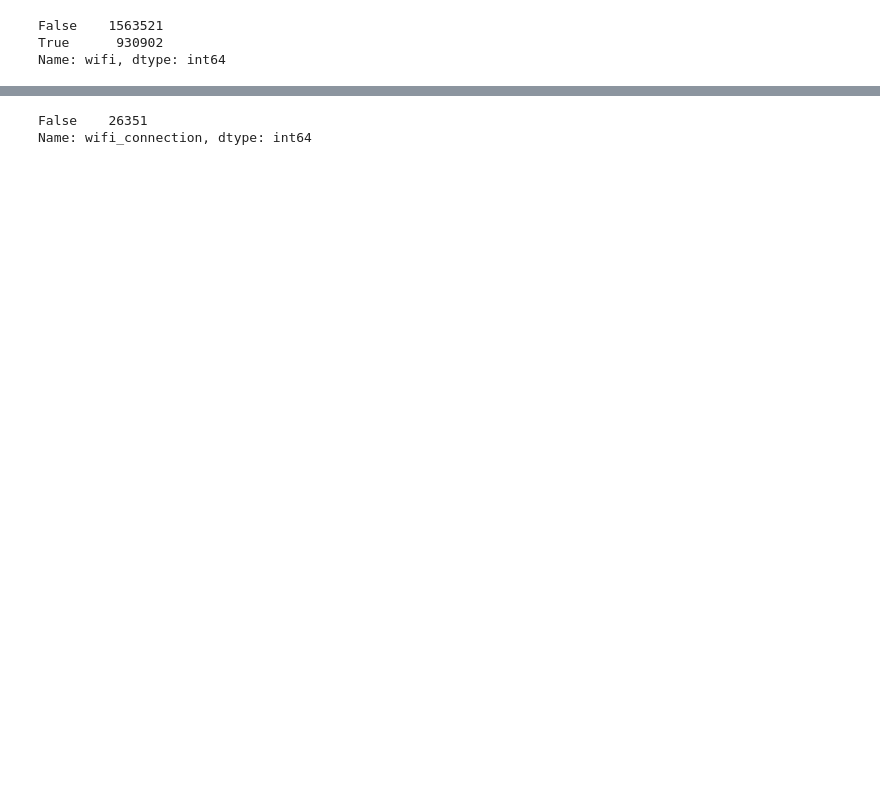
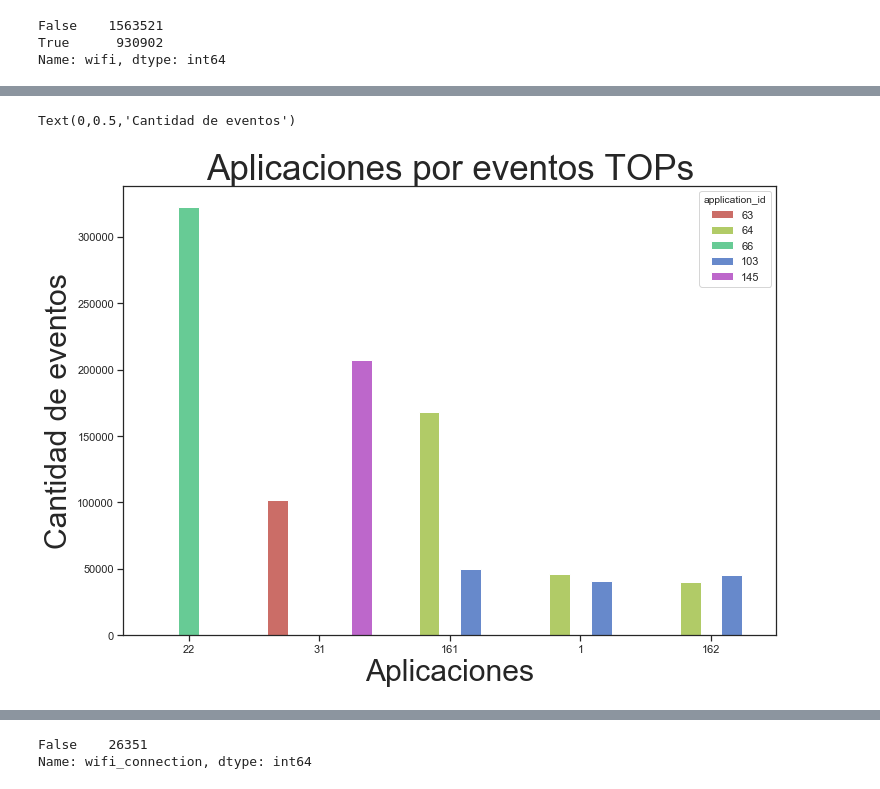
Before and after one commit to asilvestri2020/7506_1C2019, a Jupyter notebook: TP1/TP1_Pruebas_Andres.ipynb, the cells around one changed output, grey strips where cells are left out. Drawn from its saved outputs; the diff is of its cells as text; code cells hidden in the pictures; blank space fills up the shorter version.

```diff
--- a/TP1/TP1_Pruebas_Andres.ipynb
+++ b/TP1/TP1_Pruebas_Andres.ipynb
@@ -113,0 +104,29 @@ Name: wifi, dtype: int64
+# %%
+#66     325696
+#64     259084
+#145    252431
+#63     181555
+#103    137513
+eventos_relevantes = list([66,64,145,63,103])
+events_max5 = events[events['application_id'].isin(eventos_relevantes)]
+events_max5['application_id'].value_counts()
+events_max5['event_id'].value_counts()
+#22     322334
+#31     309187
+#161    217846
+#1       86749
+#162     84898
+eventosid_relevantes = list([22,31,161,1,162])
+events_max5 = events_max5[events_max5['event_id'].isin(eventosid_relevantes)]
+events_max5['event_id'].value_counts()
+# Tamaño para hojas A4.
+fig, ax = plt.subplots()
+fig.set_size_inches(11.7, 8.27)
+
+g = sns.countplot(x="event_id", hue="application_id", data=events_max5, palette="hls", order=[22,31,161,1,162])
+g.set_title("Aplicaciones por eventos TOPs", fontsize=35)
+g.set_xlabel("Aplicaciones", fontsize=30)
+g.set_ylabel("Cantidad de eventos", fontsize=30)
+# %% [output]
+Text(0,0.5,'Cantidad de eventos')
+[figure, added]
```
Also changed, not shown: parts of 47 cells of this notebook.
